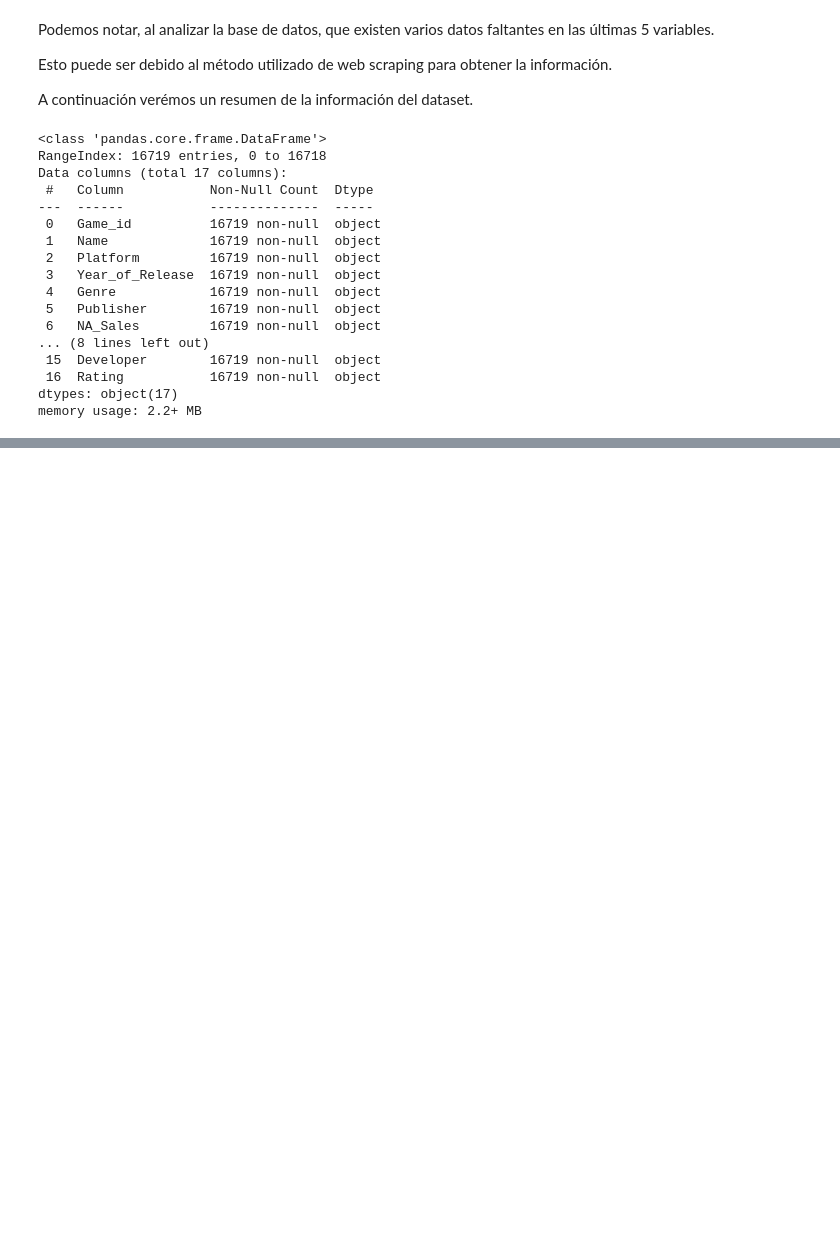
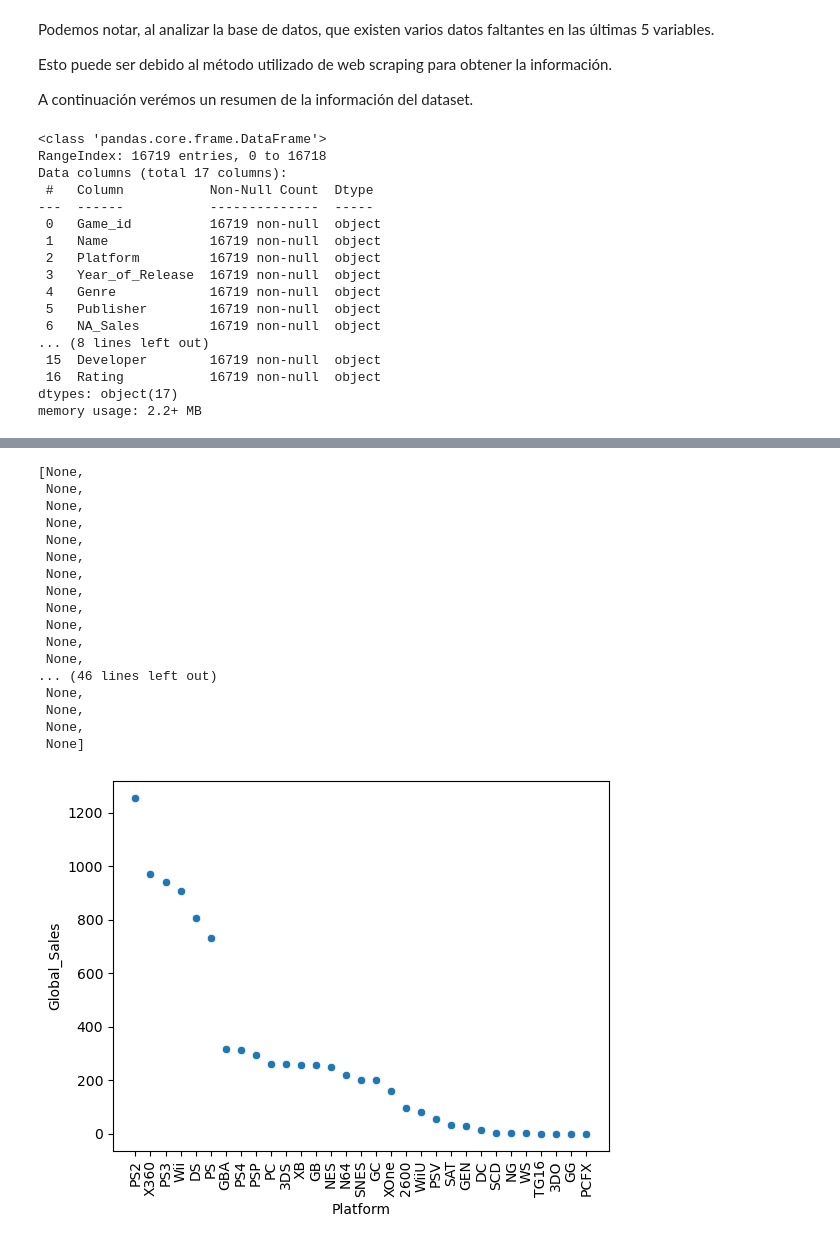
Before and after one commit to cristoforo93/ProyectoFinal, a Jupyter notebook: reporte.ipynb, the cells around one changed output, grey strips where cells are left out. Cells and saved outputs as stored; diff of their text form; code cells hidden in the pictures; blank space fills up the shorter version.

```diff
--- a/reporte.ipynb
+++ b/reporte.ipynb
@@ -61,0 +95,4 @@ memory usage: 2.2+ MB
+# %%
+plataforma = gamesales[['Platform','Global_Sales']]
+plataforma['Global_Sales'] = plataforma['Global_Sales'].astype('float')
+print(plataforma.groupby('Platform').sum().sort_values('Global_Sales',ascending=False))
@@ -61,0 +122,24 @@ memory usage: 2.2+ MB
+# %%
+plot = sb.scatterplot(data = plataforma.groupby('Platform').sum().sort_values('Global_Sales',ascending=False),
+               x='Platform',
+               y='Global_Sales')
+plt.setp(plot.get_xticklabels(),rotation=90)
+# %% [output]
+[None,
+ None,
+ None,
+ None,
+ None,
+ None,
+ None,
+ None,
+ None,
+ None,
+ None,
+ None,
+... (46 lines left out)
+ None,
+ None,
+ None,
+ None]
+[figure, added]
```
Also changed, not shown: parts of 29 cells of this notebook, 1 other file.
